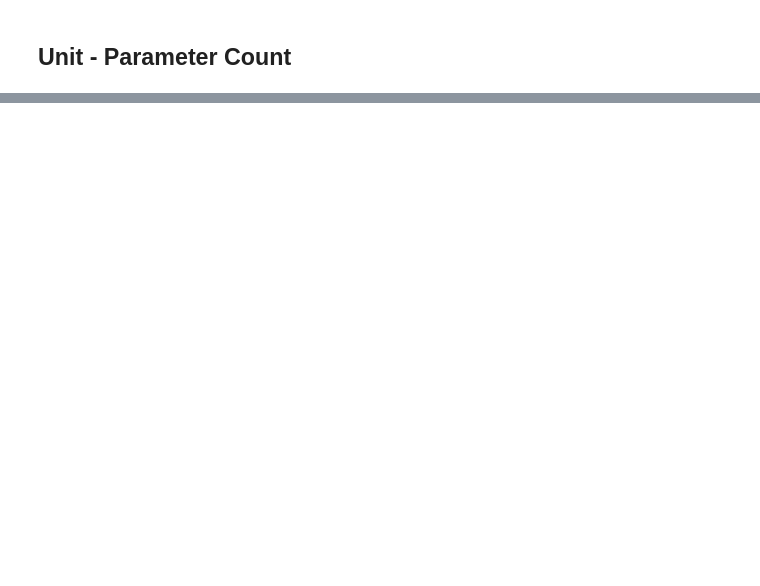
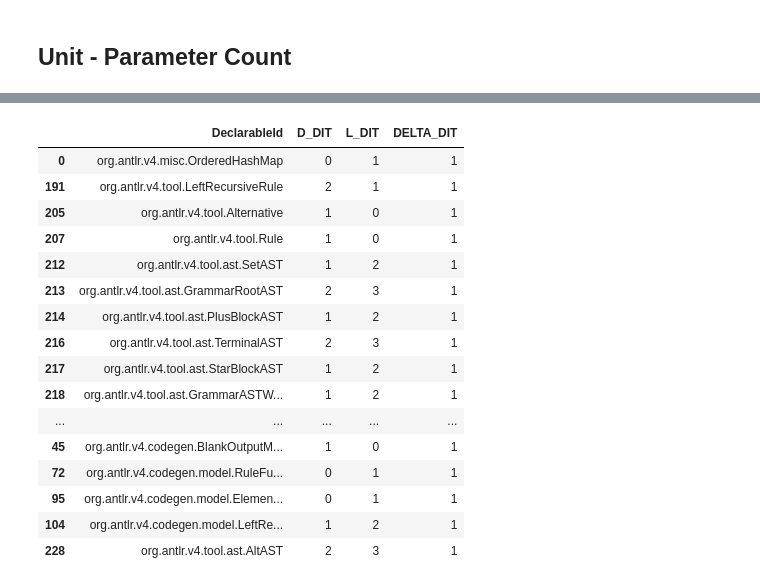
Before and after one commit to MarnickvdA/LAMP-Framework, a Jupyter notebook: evaluation/project-evaluator.ipynb, the cells around one changed output, grey strips where cells are left out. Saved outputs shown, nothing was run; the diff lists cells and outputs as text; code cells hidden in the pictures; blank space fills up the shorter version.

```diff
--- a/evaluation/project-evaluator.ipynb
+++ b/evaluation/project-evaluator.ipynb
@@ -330,2 +913,22 @@ get_outliers(m, "DIT").loc[:, ["DeclarableId", "D_DIT", "L_DIT", "DELTA_DIT"]].s
+# %%
+m[m["DELTA_DIT"] == 1].loc[:, ["DeclarableId", "D_DIT", "L_DIT", "DELTA_DIT"]].sort_values(by="DELTA_DIT", ascending=False)
+# %% [output]
+|  | DeclarableId | D_DIT | L_DIT | DELTA_DIT |
+| 0 | org.antlr.v4.misc.OrderedHashMap | 0 | 1 | 1 |
+| 191 | org.antlr.v4.tool.LeftRecursiveRule | 2 | 1 | 1 |
+| 205 | org.antlr.v4.tool.Alternative | 1 | 0 | 1 |
+| 207 | org.antlr.v4.tool.Rule | 1 | 0 | 1 |
+| 212 | org.antlr.v4.tool.ast.SetAST | 1 | 2 | 1 |
+| 213 | org.antlr.v4.tool.ast.GrammarRootAST | 2 | 3 | 1 |
+| 214 | org.antlr.v4.tool.ast.PlusBlockAST | 1 | 2 | 1 |
+| 216 | org.antlr.v4.tool.ast.TerminalAST | 2 | 3 | 1 |
+| 217 | org.antlr.v4.tool.ast.StarBlockAST | 1 | 2 | 1 |
+| 218 | org.antlr.v4.tool.ast.GrammarASTW... | 1 | 2 | 1 |
+| ... | ... | ... | ... | ... |
+| 45 | org.antlr.v4.codegen.BlankOutputM... | 1 | 0 | 1 |
+| 72 | org.antlr.v4.codegen.model.RuleFu... | 0 | 1 | 1 |
+| 95 | org.antlr.v4.codegen.model.Elemen... | 0 | 1 | 1 |
+| 104 | org.antlr.v4.codegen.model.LeftRe... | 1 | 2 | 1 |
+| 228 | org.antlr.v4.tool.ast.AltAST | 2 | 3 | 1 |
 # %%
 get_outliers(m, "NOC").loc[:, ["DeclarableId", "D_NC", "L_NOC", "DELTA_NOC"]].sort_values(by="DELTA_NOC", ascending=False)
```
Also changed, not shown: parts of 57 cells of this notebook, 10 other files.
